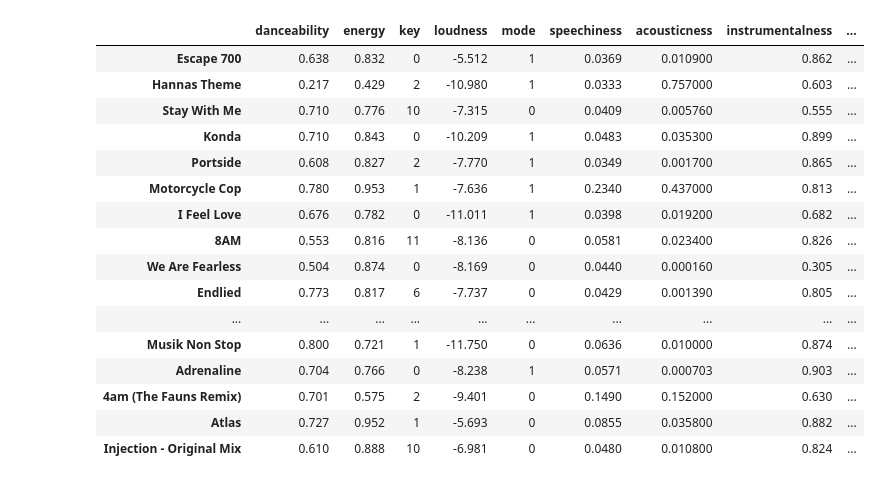
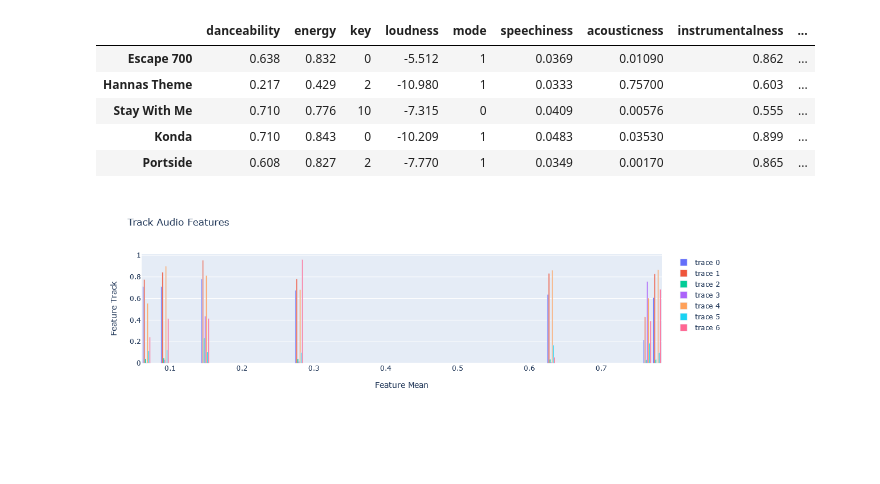
Before and after one commit to MatteoGevi/Spotify-Reccomendation-System, a Jupyter notebook: tecno_feed_algorythm.ipynb, the cells around one changed output. Saved outputs shown, nothing was run; the diff lists cells and outputs as text; code cells hidden in the pictures; blank space fills up the shorter version.

```diff
--- a/tecno_feed_algorythm.ipynb
+++ b/tecno_feed_algorythm.ipynb
@@ -59,24 +59,26 @@ for i in range(0,len(track_ids)):
 df = pd.DataFrame(features, index = track_names)
 # %%
 '''Playlist Specific Recall'''
+
+df.head()
 # %% [output]
 |  | danceability | energy | key | loudness | mode | speechiness | acousticness | instrumentalness | ... |
-| Escape 700 | 0.638 | 0.832 | 0 | -5.512 | 1 | 0.0369 | 0.010900 | 0.862 | ... |
-| Hannas Theme | 0.217 | 0.429 | 2 | -10.980 | 1 | 0.0333 | 0.757000 | 0.603 | ... |
-| Stay With Me | 0.710 | 0.776 | 10 | -7.315 | 0 | 0.0409 | 0.005760 | 0.555 | ... |
-| Konda | 0.710 | 0.843 | 0 | -10.209 | 1 | 0.0483 | 0.035300 | 0.899 | ... |
-| Portside | 0.608 | 0.827 | 2 | -7.770 | 1 | 0.0349 | 0.001700 | 0.865 | ... |
-| Motorcycle Cop | 0.780 | 0.953 | 1 | -7.636 | 1 | 0.2340 | 0.437000 | 0.813 | ... |
-| I Feel Love | 0.676 | 0.782 | 0 | -11.011 | 1 | 0.0398 | 0.019200 | 0.682 | ... |
-| 8AM | 0.553 | 0.816 | 11 | -8.136 | 0 | 0.0581 | 0.023400 | 0.826 | ... |
-| We Are Fearless | 0.504 | 0.874 | 0 | -8.169 | 0 | 0.0440 | 0.000160 | 0.305 | ... |
-| Endlied | 0.773 | 0.817 | 6 | -7.737 | 0 | 0.0429 | 0.001390 | 0.805 | ... |
-| ... | ... | ... | ... | ... | ... | ... | ... | ... | ... |
-| Musik Non Stop | 0.800 | 0.721 | 1 | -11.750 | 0 | 0.0636 | 0.010000 | 0.874 | ... |
-| Adrenaline | 0.704 | 0.766 | 0 | -8.238 | 1 | 0.0571 | 0.000703 | 0.903 | ... |
-| 4am (The Fauns Remix) | 0.701 | 0.575 | 2 | -9.401 | 0 | 0.1490 | 0.152000 | 0.630 | ... |
-| Atlas | 0.727 | 0.952 | 1 | -5.693 | 0 | 0.0855 | 0.035800 | 0.882 | ... |
-| Injection - Original Mix | 0.610 | 0.888 | 10 | -6.981 | 0 | 0.0480 | 0.010800 | 0.824 | ... |
+| Escape 700 | 0.638 | 0.832 | 0 | -5.512 | 1 | 0.0369 | 0.01090 | 0.862 | ... |
+| Hannas Theme | 0.217 | 0.429 | 2 | -10.980 | 1 | 0.0333 | 0.75700 | 0.603 | ... |
+| Stay With Me | 0.710 | 0.776 | 10 | -7.315 | 0 | 0.0409 | 0.00576 | 0.555 | ... |
+| Konda | 0.710 | 0.843 | 0 | -10.209 | 1 | 0.0483 | 0.03530 | 0.899 | ... |
+| Portside | 0.608 | 0.827 | 2 | -7.770 | 1 | 0.0349 | 0.00170 | 0.865 | ... |
+# %%
+feature_track = df[['danceability','energy','speechiness','acousticness','instrumentalness','liveness','valence']]
+
+fig = go.Figure()
+for i in feature_track.columns:
+    fig.add_trace(go.Bar(x=feature_track.mean(), y=feature_track[i]))
+# fig.add_trace(go.Scatter(x=feature_track.mean(), y=df[0]))
+fig.update_layout(title='Track Audio Features', xaxis_title='Feature Mean', yaxis_title='Feature Track')
+fig.show()
+# %% [output]
+[figure, added]
 # %%
 '''Track Manipulation'''
 
```
Also changed, not shown: parts of 4 cells of this notebook, 2 other files.
